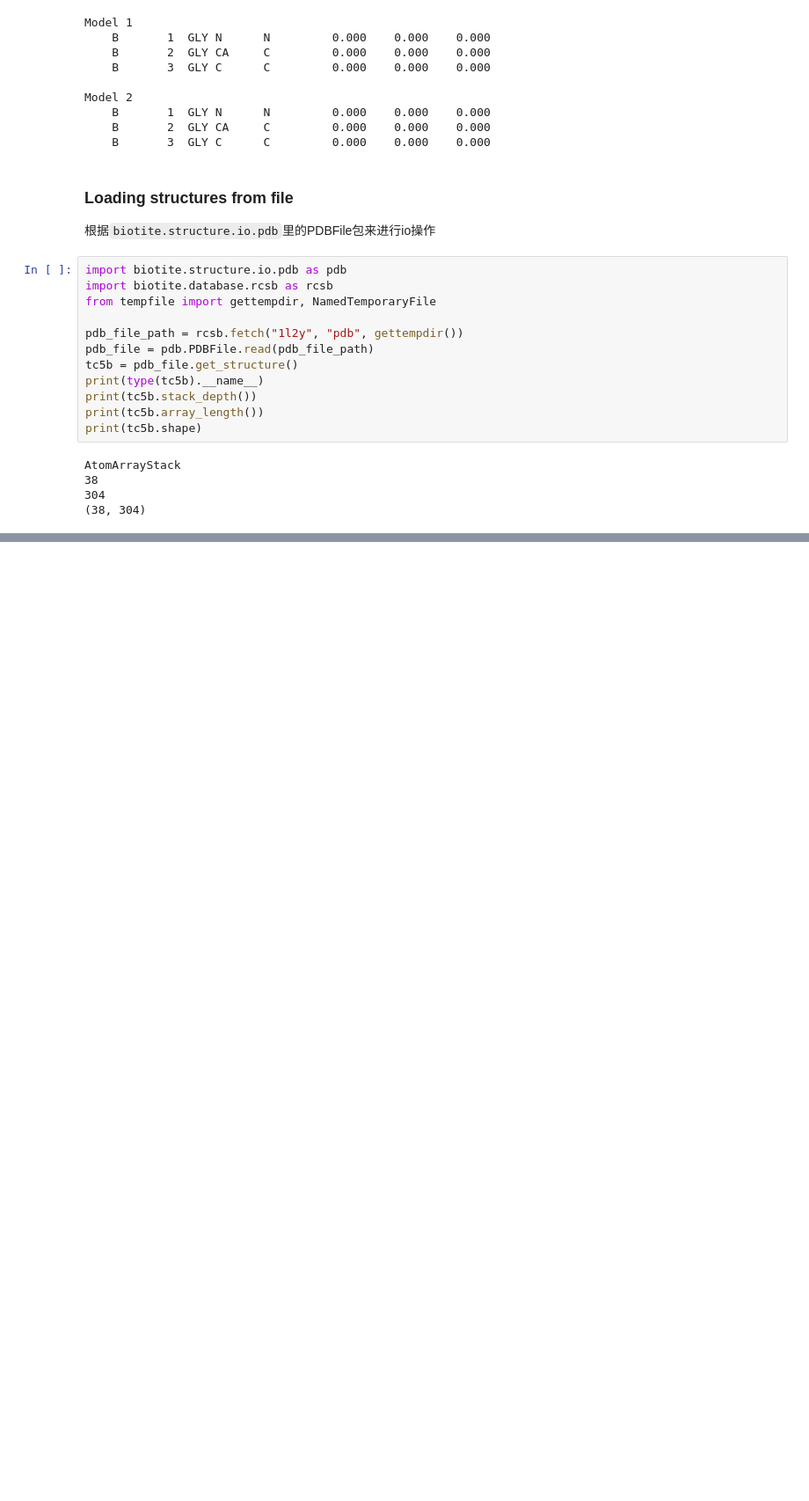
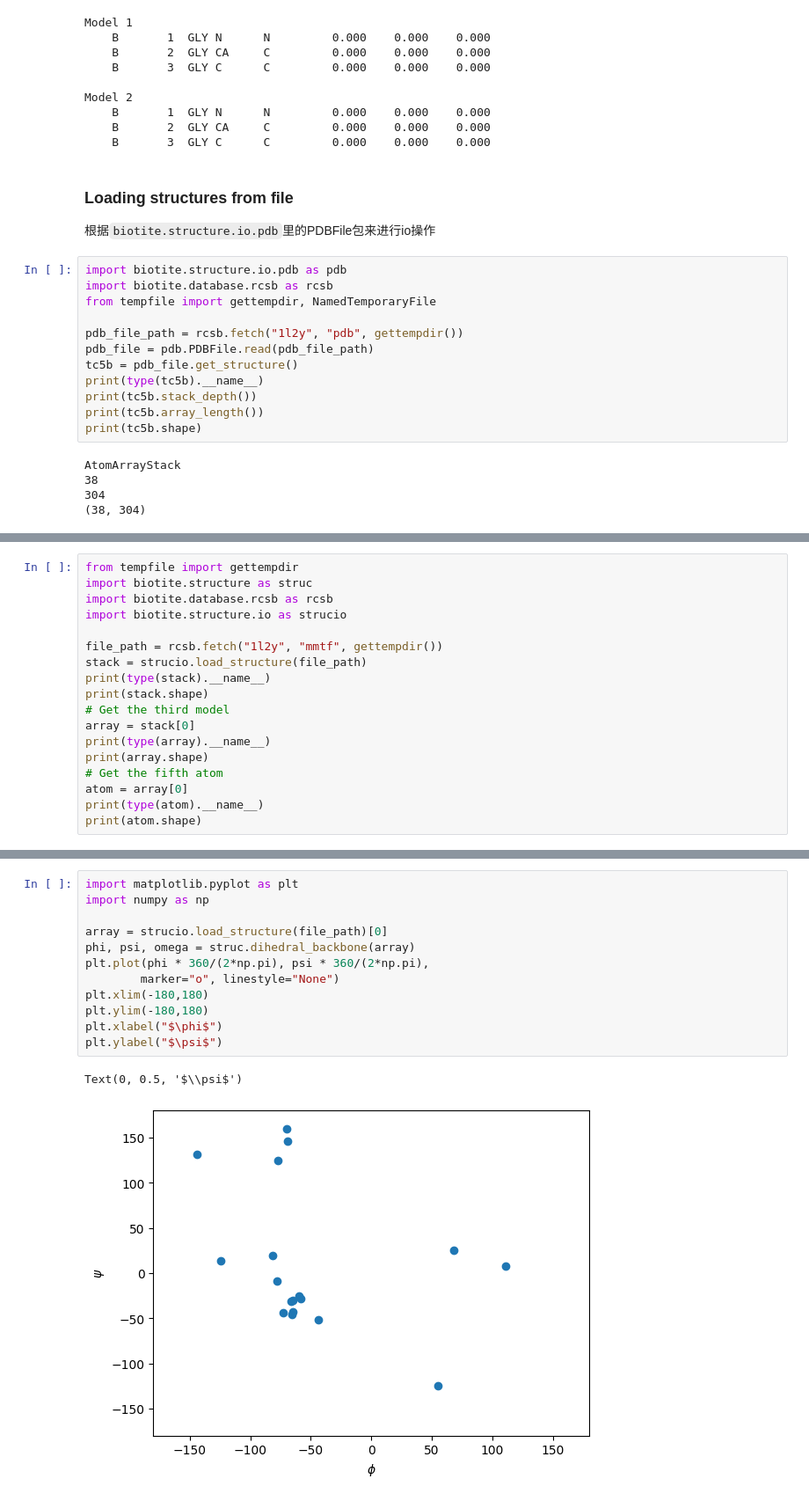
Before and after one commit to sirius777coder/Bioinformatics-Fileds, a Jupyter notebook: bioinformatics/01_biotite.ipynb, the cells around one changed output, grey strips where cells are left out. Shown at 88% size. Cells and saved outputs as stored; diff of their text form; blank space fills up the shorter version.

Commit message:
biotite

```diff
--- a/bioinformatics/01_biotite.ipynb
+++ b/bioinformatics/01_biotite.ipynb
@@ -116,0 +140,18 @@ AtomArrayStack
+# %%
+from tempfile import gettempdir
+import biotite.structure as struc
+import biotite.database.rcsb as rcsb
+import biotite.structure.io as strucio
+
+file_path = rcsb.fetch("1l2y", "mmtf", gettempdir())
+stack = strucio.load_structure(file_path)
+print(type(stack).__name__)
+print(stack.shape)
+# Get the third model
+array = stack[0]
+print(type(array).__name__)
+print(array.shape)
+# Get the fifth atom
+atom = array[0]
+print(type(atom).__name__)
+print(atom.shape)
@@ -116,0 +406,15 @@ AtomArrayStack
+# %%
+import matplotlib.pyplot as plt
+import numpy as np
+
+array = strucio.load_structure(file_path)[0]
+phi, psi, omega = struc.dihedral_backbone(array)
+plt.plot(phi * 360/(2*np.pi), psi * 360/(2*np.pi),
+        marker="o", linestyle="None")
+plt.xlim(-180,180)
+plt.ylim(-180,180)
+plt.xlabel("$\phi$")
+plt.ylabel("$\psi$")
+# %% [output]
+Text(0, 0.5, '$\\psi$')
+[figure, added]
```
Also changed, not shown: parts of 37 cells of this notebook.
